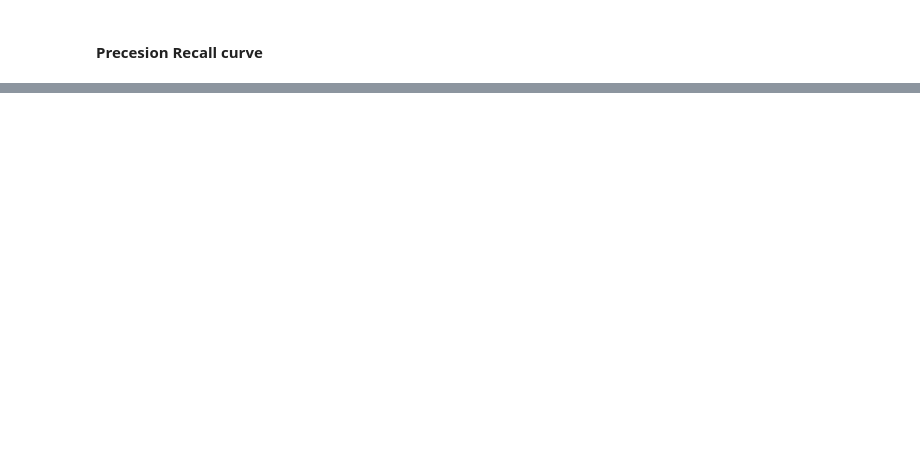
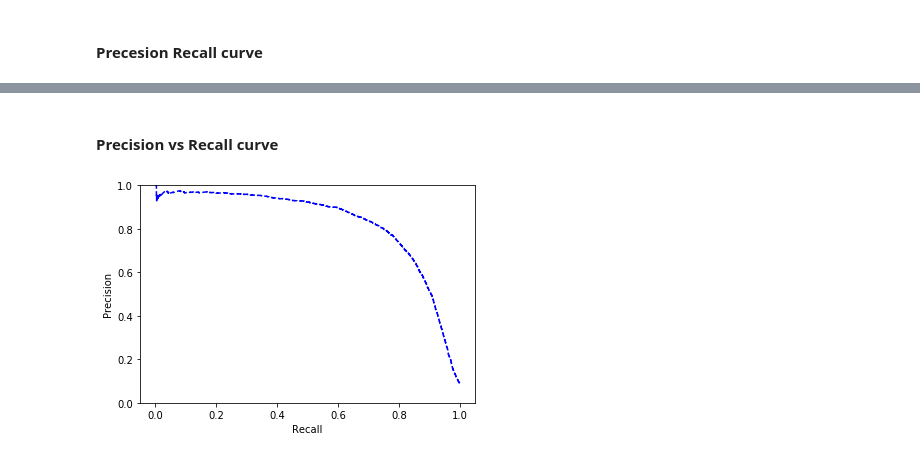
Before and after one commit to 1904labs/learn-data-science, a Jupyter notebook: notebooks/classification.ipynb, the cells around one changed output, grey strips where cells are left out. Saved outputs shown, nothing was run; the diff lists cells and outputs as text; code cells hidden in the pictures; blank space fills up the shorter version.

```diff
--- a/notebooks/classification.ipynb
+++ b/notebooks/classification.ipynb
@@ -182,0 +190,10 @@ plt.show()
+# %% [markdown]
+#### Precision vs Recall curve
+# %%
+plt.plot(recalls,precisions, 'b--')
+plt.xlabel('Recall')
+plt.ylabel('Precision')
+plt.ylim([0,1])
+plt.show()
+# %% [output]
+[figure, added]
```
Also changed, not shown: parts of 103 cells of this notebook, 4 other files.
